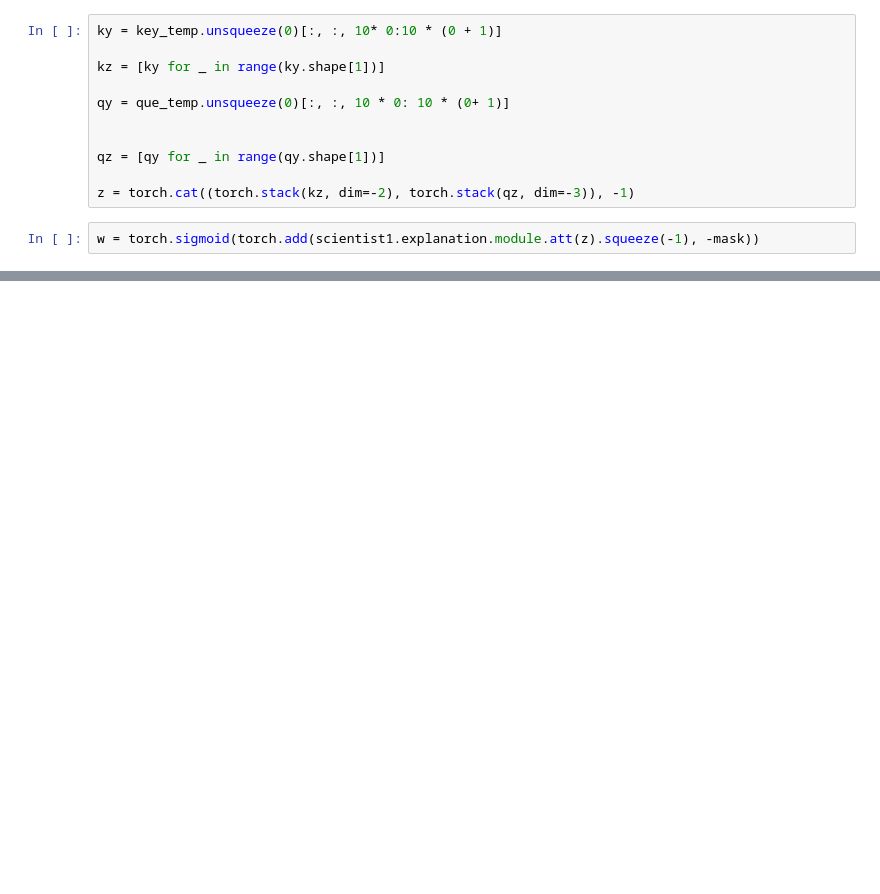
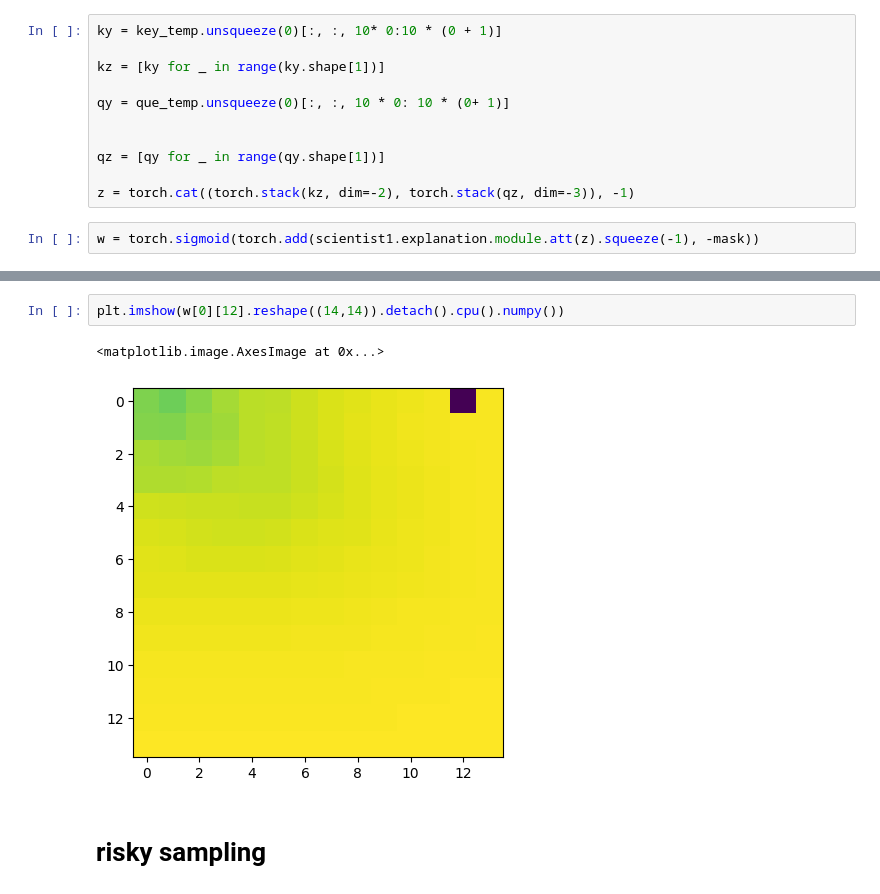
Before and after one commit to MunjungKim/Simulation_of_Science, a Jupyter notebook: notebook/01-Test.ipynb, the cells around one changed output, grey strips where cells are left out. Cells and saved outputs as stored; diff of their text form; blank space fills up the shorter version.

```diff
--- a/notebook/01-Test.ipynb
+++ b/notebook/01-Test.ipynb
@@ -114,0 +204,7 @@ plt.imshow(w[0][120].reshape((14,14)).detach().cpu().numpy())
+# %%
+plt.imshow(w[0][12].reshape((14,14)).detach().cpu().numpy())
+# %% [output]
+<matplotlib.image.AxesImage at 0x...>
+[figure, added]
+# %% [markdown]
+# risky sampling
```
Also changed, not shown: parts of 41 cells of this notebook, 2 other files.
